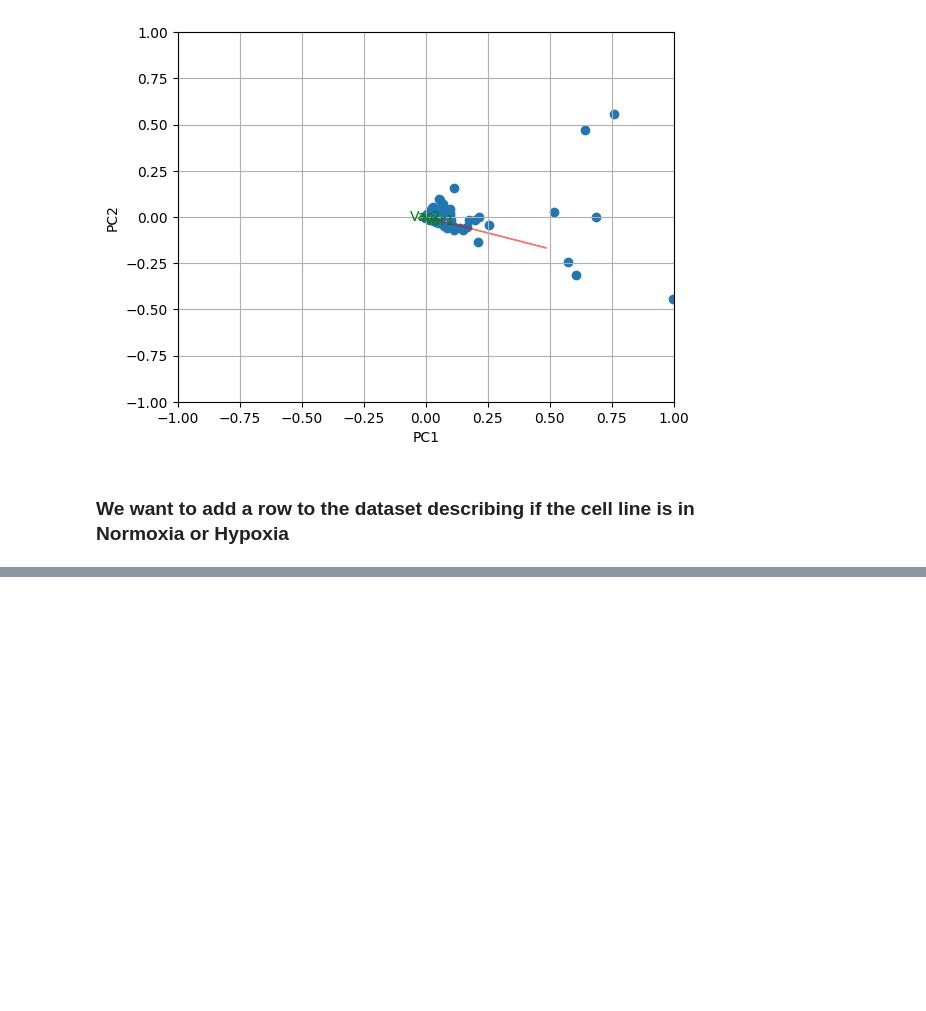
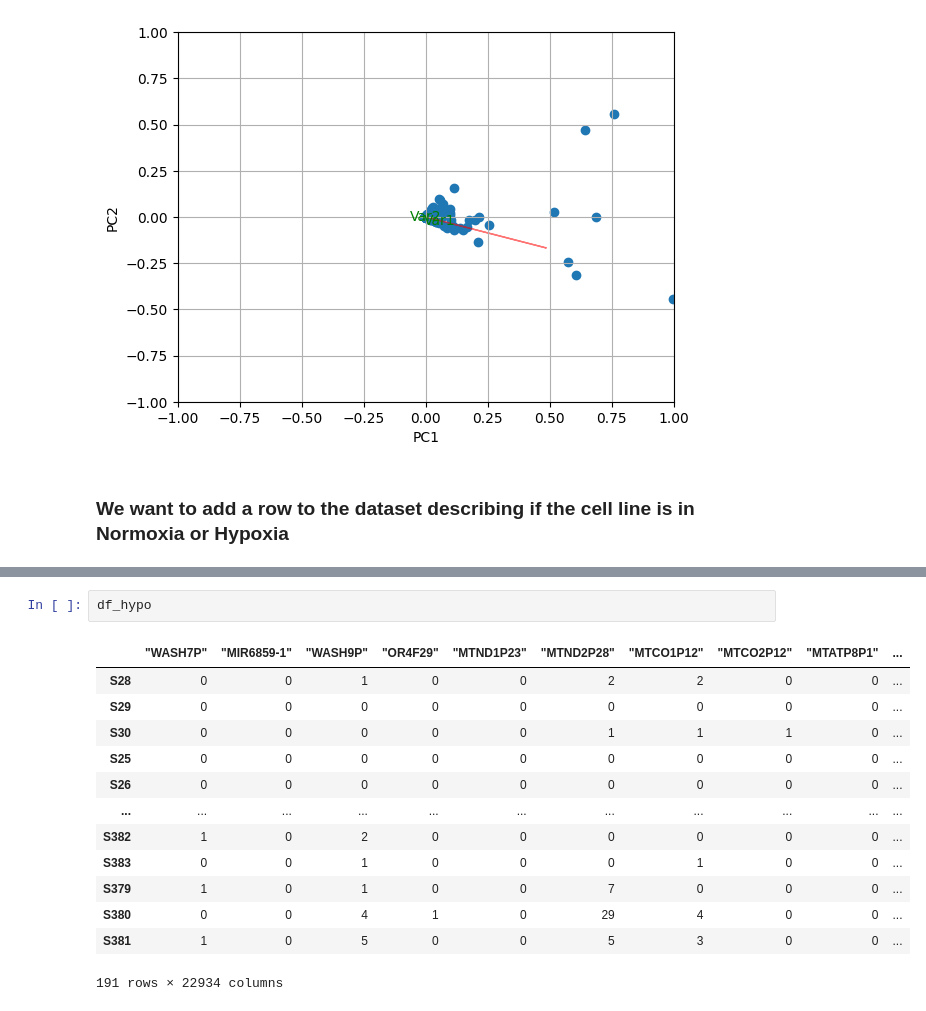
Before and after one commit to AliEmreSenel/BAIAILabProject2024, a Jupyter notebook: mariano_file.ipynb, the cells around one changed output, grey strips where cells are left out. Cells and saved outputs as stored; diff of their text form; blank space fills up the shorter version.

```diff
--- a/mariano_file.ipynb
+++ b/mariano_file.ipynb
@@ -286,0 +346,16 @@ plt.show()
+# %%
+df_hypo
+# %% [output]
+|  | "WASH7P" | "MIR6859-1" | "WASH9P" | "OR4F29" | "MTND1P23" | "MTND2P28" | "MTCO1P12" | "MTCO2P12" | "MTATP8P1" | ... |
+| S28 | 0 | 0 | 1 | 0 | 0 | 2 | 2 | 0 | 0 | ... |
+| S29 | 0 | 0 | 0 | 0 | 0 | 0 | 0 | 0 | 0 | ... |
+| S30 | 0 | 0 | 0 | 0 | 0 | 1 | 1 | 1 | 0 | ... |
+| S25 | 0 | 0 | 0 | 0 | 0 | 0 | 0 | 0 | 0 | ... |
+| S26 | 0 | 0 | 0 | 0 | 0 | 0 | 0 | 0 | 0 | ... |
+| ... | ... | ... | ... | ... | ... | ... | ... | ... | ... | ... |
+| S382 | 1 | 0 | 2 | 0 | 0 | 0 | 0 | 0 | 0 | ... |
+| S383 | 0 | 0 | 1 | 0 | 0 | 0 | 1 | 0 | 0 | ... |
+| S379 | 1 | 0 | 1 | 0 | 0 | 7 | 0 | 0 | 0 | ... |
+| S380 | 0 | 0 | 4 | 1 | 0 | 29 | 4 | 0 | 0 | ... |
+| S381 | 1 | 0 | 5 | 0 | 0 | 5 | 3 | 0 | 0 | ... |
+191 rows × 22934 columns
```
Also changed, not shown: parts of 8 cells of this notebook.
